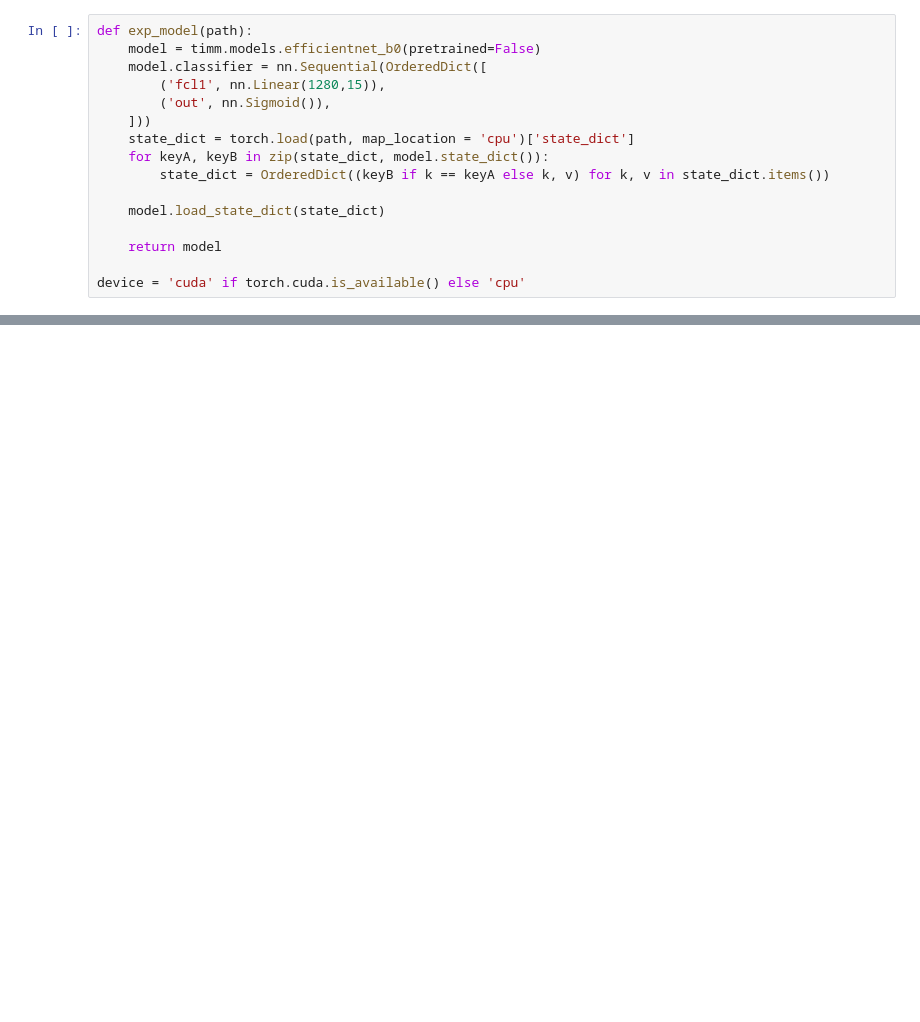
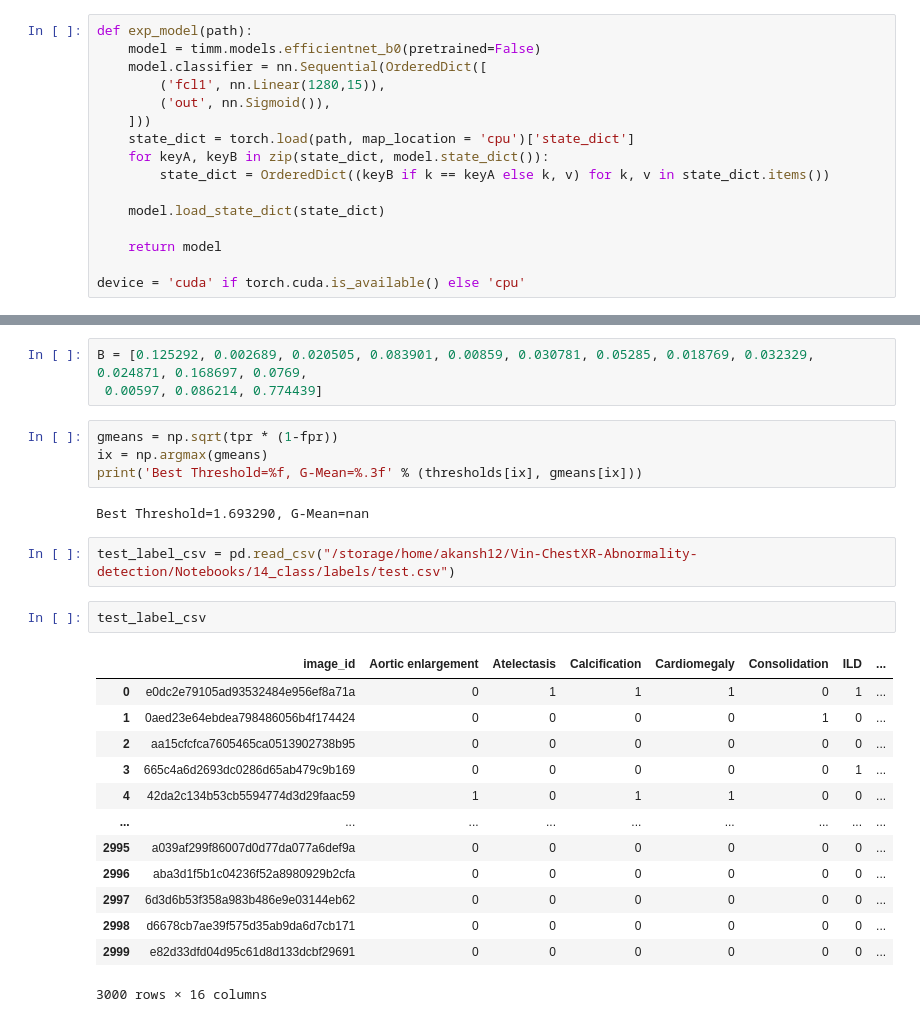
Before and after one commit to akansh12/Vin-ChestXR-Abnormality-detection, a Jupyter notebook: Notebooks/14_class/inference.ipynb, the cells around one changed output, grey strips where cells are left out. Cells and saved outputs as stored; diff of their text form; blank space fills up the shorter version.

```diff
--- a/Notebooks/14_class/inference.ipynb
+++ b/Notebooks/14_class/inference.ipynb
@@ -220,0 +166,27 @@ result_df.T
+# %%
+B = [0.125292, 0.002689, 0.020505, 0.083901, 0.00859, 0.030781, 0.05285, 0.018769, 0.032329, 0.024871, 0.168697, 0.0769,
+ 0.00597, 0.086214, 0.774439]
+# %%
+gmeans = np.sqrt(tpr * (1-fpr))
+ix = np.argmax(gmeans)
+print('Best Threshold=%f, G-Mean=%.3f' % (thresholds[ix], gmeans[ix]))
+# %% [output]
+Best Threshold=1.693290, G-Mean=nan
+# %%
+test_label_csv = pd.read_csv("/storage/home/akansh12/Vin-ChestXR-Abnormality-detection/Notebooks/14_class/labels/test.csv")
+# %%
+test_label_csv
+# %% [output]
+|  | image_id | Aortic enlargement | Atelectasis | Calcification | Cardiomegaly | Consolidation | ILD | ... |
+| 0 | e0dc2e79105ad93532484e956ef8a71a | 0 | 1 | 1 | 1 | 0 | 1 | ... |
+| 1 | 0aed23e64ebdea798486056b4f174424 | 0 | 0 | 0 | 0 | 1 | 0 | ... |
+| 2 | aa15cfcfca7605465ca0513902738b95 | 0 | 0 | 0 | 0 | 0 | 0 | ... |
+| 3 | 665c4a6d2693dc0286d65ab479c9b169 | 0 | 0 | 0 | 0 | 0 | 1 | ... |
+| 4 | 42da2c134b53cb5594774d3d29faac59 | 1 | 0 | 1 | 1 | 0 | 0 | ... |
+| ... | ... | ... | ... | ... | ... | ... | ... | ... |
+| 2995 | a039af299f86007d0d77da077a6def9a | 0 | 0 | 0 | 0 | 0 | 0 | ... |
+| 2996 | aba3d1f5b1c04236f52a8980929b2cfa | 0 | 0 | 0 | 0 | 0 | 0 | ... |
+| 2997 | 6d3d6b53f358a983b486e9e03144eb62 | 0 | 0 | 0 | 0 | 0 | 0 | ... |
+| 2998 | d6678cb7ae39f575d35ab9da6d7cb171 | 0 | 0 | 0 | 0 | 0 | 0 | ... |
+| 2999 | e82d33dfd04d95c61d8d133dcbf29691 | 0 | 0 | 0 | 0 | 0 | 0 | ... |
+3000 rows × 16 columns
```
Also changed, not shown: parts of 41 cells of this notebook, 2 other files.
